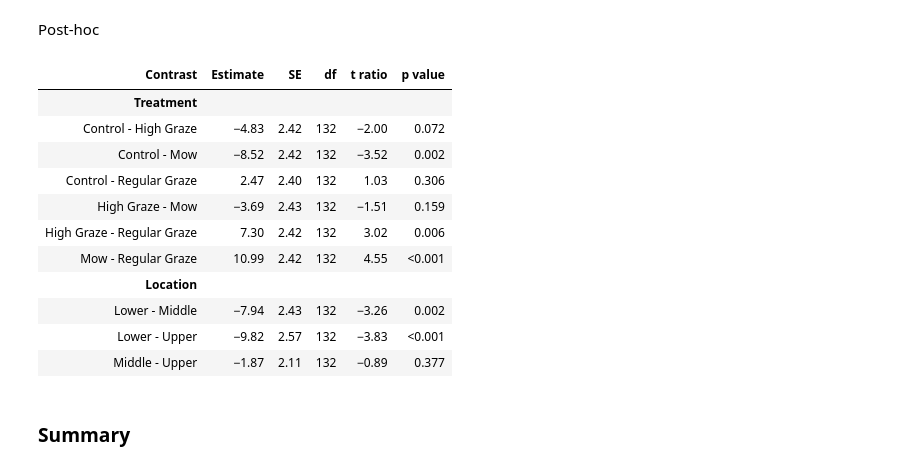
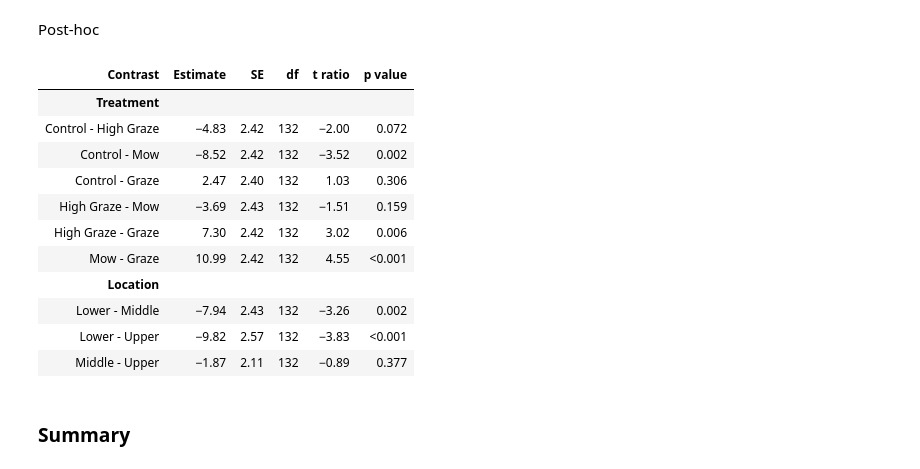
Before and after one commit to alex-koiter/riparian-grazing-manuscript, a Jupyter notebook: notebooks/01_Biomass_analysis.embed.ipynb, the cells around one changed output. Saved outputs shown, nothing was run; the diff lists cells and outputs as text; code cells hidden in the pictures.

```diff
--- a/notebooks/01_Biomass_analysis.embed.ipynb
+++ b/notebooks/01_Biomass_analysis.embed.ipynb
@@ -124,24 +124,25 @@ pairs <- treat_pair %>%
 # %%
 #| label: tbl-biomass-posthoc
 #| tbl-cap: Results of the post-hoc pairwise comparisons with a Benjamini-Hochberg p value adjustment for differences in the net biomass WEP ($mg~m^{-2}$) between the four treatments and three riparian sampling locations.
 
 pairs |>
+  mutate(Contrast = fct_recode(Contrast, "Control - Graze" = "Control - Regular Graze", "High Graze - Graze" = "High Graze - Regular Graze", "Mow - Graze" = "Mow - Regular Graze")) |>
   group_by(type) |>
   gt() |>
   fmt_number(columns = c("Estimate", "SE", "t ratio"), decimal = 2)|>
   fmt_number(columns = c("p value"), decimal = 3)|>
   sub_small_vals(threshold = 0.001) |>
   tab_style(style =  cell_text(weight = "bold", align = "center"), locations =  cells_row_groups()) |>
   tab_options(column_labels.font.weight = "bold")
 # %% [output]
 | Contrast | Estimate | SE | df | t ratio | p value |
 | Treatment |  |  |  |  |  |
 | Control - High Graze | −4.83 | 2.42 | 132 | −2.00 | 0.072 |
 | Control - Mow | −8.52 | 2.42 | 132 | −3.52 | 0.002 |
-| Control - Regular Graze | 2.47 | 2.40 | 132 | 1.03 | 0.306 |
+| Control - Graze | 2.47 | 2.40 | 132 | 1.03 | 0.306 |
 | High Graze - Mow | −3.69 | 2.43 | 132 | −1.51 | 0.159 |
-| High Graze - Regular Graze | 7.30 | 2.42 | 132 | 3.02 | 0.006 |
-| Mow - Regular Graze | 10.99 | 2.42 | 132 | 4.55 | <0.001 |
+| High Graze - Graze | 7.30 | 2.42 | 132 | 3.02 | 0.006 |
+| Mow - Graze | 10.99 | 2.42 | 132 | 4.55 | <0.001 |
 | Location |  |  |  |  |  |
 | Lower - Middle | −7.94 | 2.43 | 132 | −3.26 | 0.002 |
 | Lower - Upper | −9.82 | 2.57 | 132 | −3.83 | <0.001 |
```
Also changed, not shown: 44 other files.
